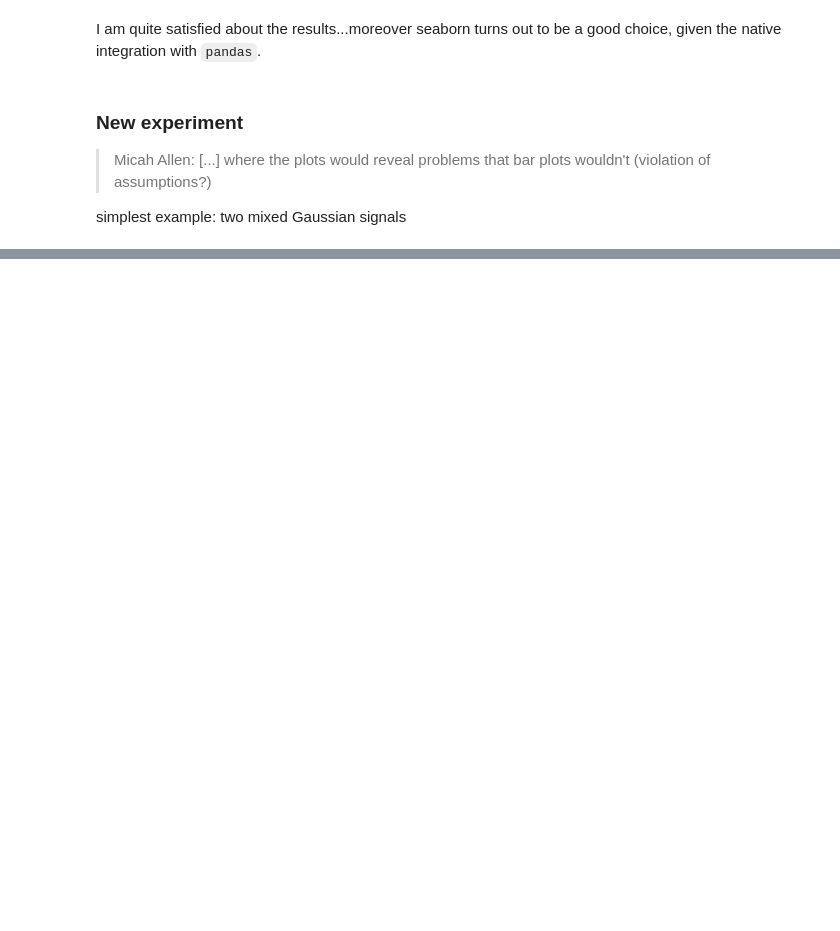
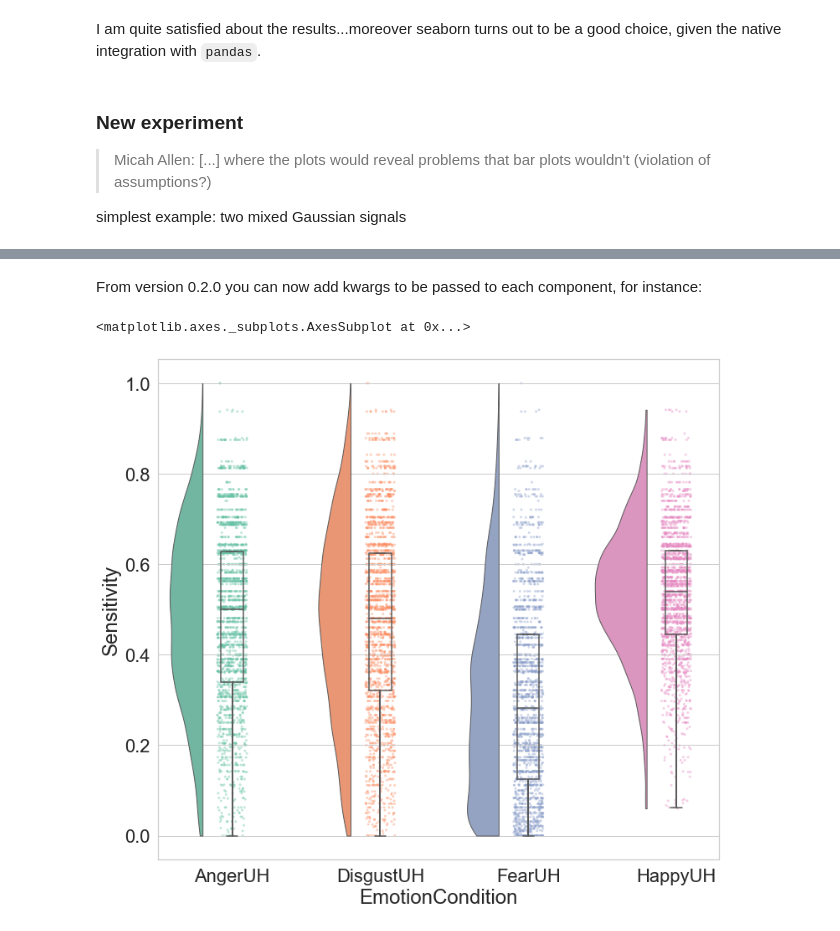
Before and after one commit to pog87/PtitPrince, a Jupyter notebook: RainCloud_Plot.ipynb, the cells around one changed output, grey strips where cells are left out. Drawn from its saved outputs; the diff is of its cells as text; code cells hidden in the pictures; blank space fills up the shorter version.

Commit message:
using custom kwargs - 0.2.0 version

```diff
--- a/RainCloud_Plot.ipynb
+++ b/RainCloud_Plot.ipynb
@@ -107,0 +108,10 @@ pt.RainCloud(data = df_rand, x = "Category", y = "A",orient='h',bw=.1)
+# %% [markdown]
+From version 0.2.0 you can now add kwargs to be passed to each component, for instance:
+# %%
+f, ax = plt.subplots(figsize=(12, 11))
+
+pt.RainCloud(data = ddf, x = "EmotionCondition", y = "Sensitivity", ax = ax,
+             box_showfliers = False, box_whis = [.05, .15, .5, .75, .95], rain_alpha = .4)
+# %% [output]
+<matplotlib.axes._subplots.AxesSubplot at 0x...>
+[figure, added]
```
Also changed, not shown: parts of 5 cells of this notebook, 3 other files.
